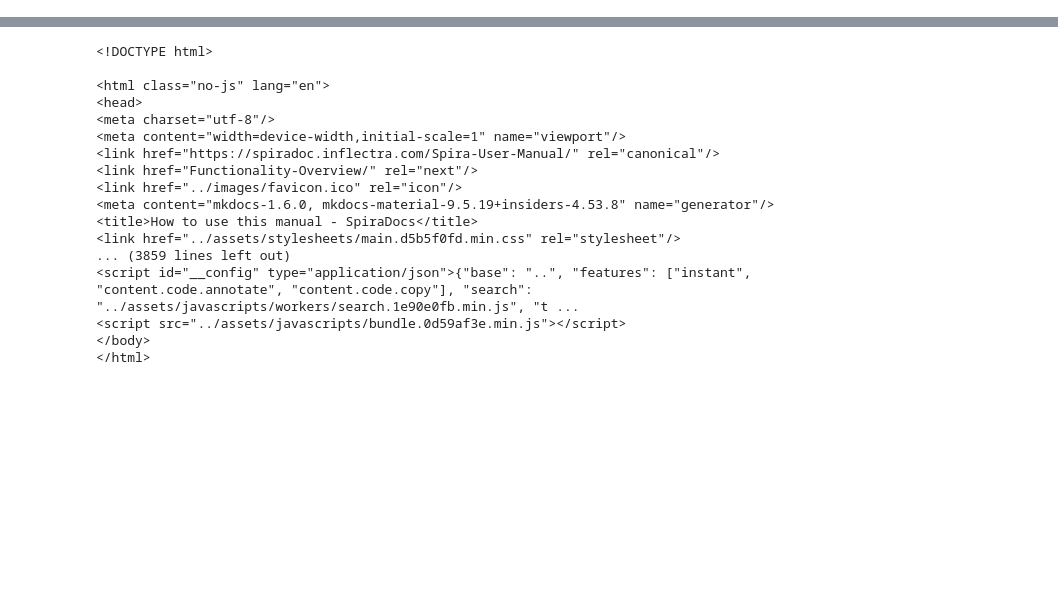
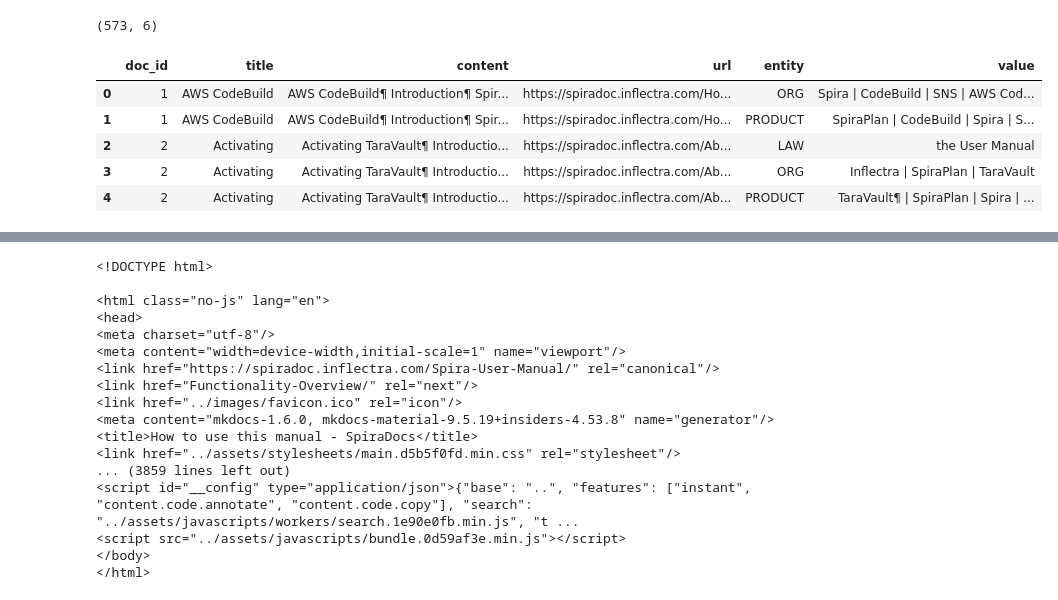
Before and after one commit to Andy-CodeJam/NaviGator, a Jupyter notebook: scraping.ipynb, the cells around one changed output, grey strips where cells are left out. Drawn from its saved outputs; the diff is of its cells as text; code cells hidden in the pictures; blank space fills up the shorter version.

```diff
--- a/scraping.ipynb
+++ b/scraping.ipynb
@@ -36,0 +69,48 @@ for i, row in enumerate(df.iterrows()):
+# %%
+spira_docs_df = db.sql("""
+with
+
+doc_ids as (
+    select doc_id, content
+    from doc_id_lookup
+),
+
+join_docs as (
+    select
+        doc_ids.doc_id,
+        doc_ids.content,
+        docs.* exclude (content)
+
+    from doc_ids
+    left join docs
+    on doc_ids.content = docs.content
+),
+
+join_entities as (
+    select
+        join_docs.doc_id,
+        join_docs.text as title,
+        join_docs.content,
+        first(join_docs.link) over (partition by join_docs.doc_id, entities.entity, entities.value) as url,
+        entities.entity,
+        entities.value
+
+    from join_docs
+    left join entities
+    on join_docs.doc_id = entities.doc_id
+
+    -- where url not like '%/../%'
+)
+
+select distinct * from join_entities order by doc_id, entity
+""").df()
+print(spira_docs_df.shape)
+spira_docs_df.head()
+# %% [output]
+(573, 6)
+|  | doc_id | title | content | url | entity | value |
+| 0 | 1 | AWS CodeBuild | AWS CodeBuild¶ Introduction¶ Spir... | https://spiradoc.inflectra.com/Ho... | ORG | Spira | CodeBuild | SNS | AWS Cod... |
+| 1 | 1 | AWS CodeBuild | AWS CodeBuild¶ Introduction¶ Spir... | https://spiradoc.inflectra.com/Ho... | PRODUCT | SpiraPlan | CodeBuild | Spira | S... |
+| 2 | 2 | Activating | Activating TaraVault¶ Introductio... | https://spiradoc.inflectra.com/Ab... | LAW | the User Manual |
+| 3 | 2 | Activating | Activating TaraVault¶ Introductio... | https://spiradoc.inflectra.com/Ab... | ORG | Inflectra | SpiraPlan | TaraVault |
+| 4 | 2 | Activating | Activating TaraVault¶ Introductio... | https://spiradoc.inflectra.com/Ab... | PRODUCT | TaraVault¶ | SpiraPlan | Spira | ... |
```
Also changed, not shown: parts of 6 cells of this notebook, 8 other files.
